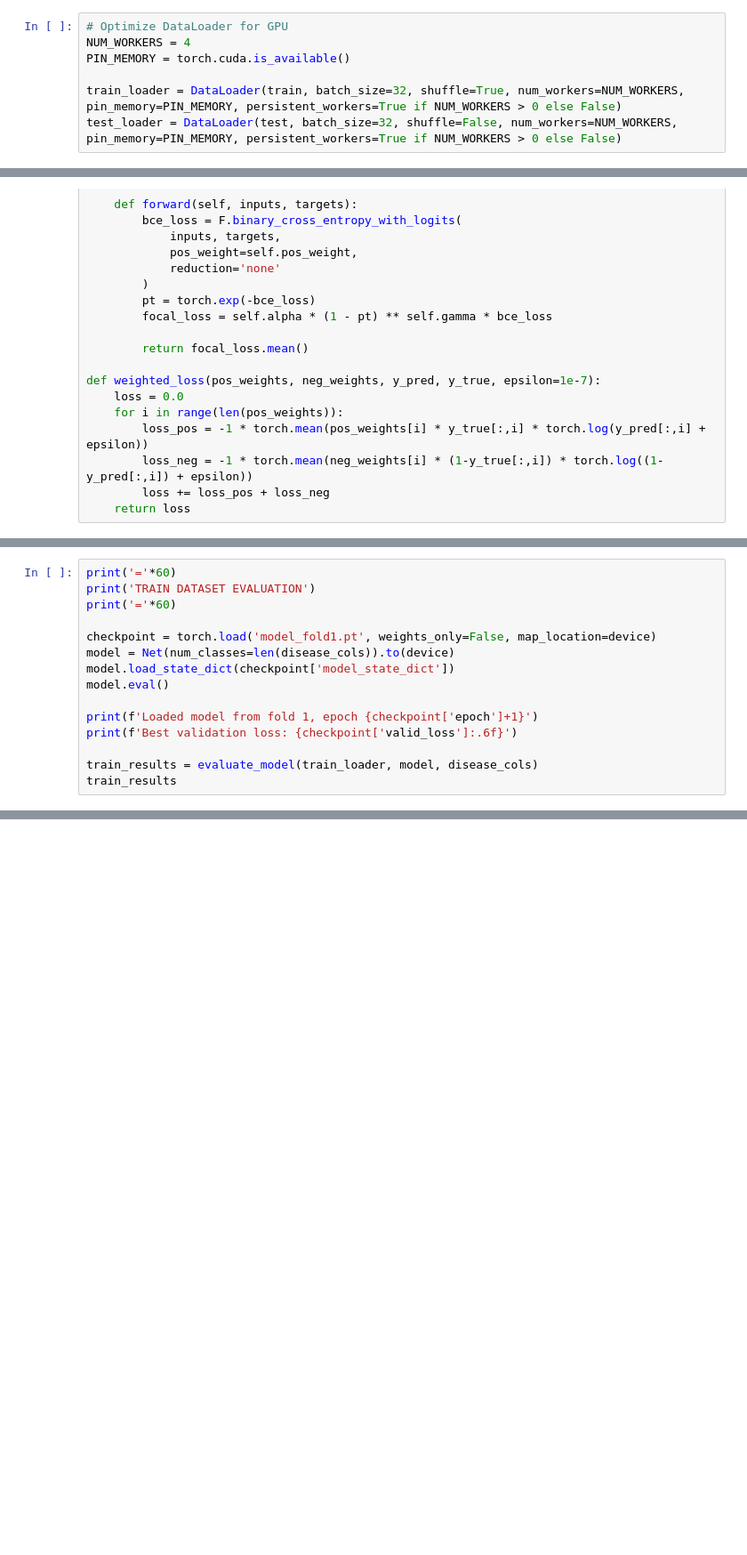
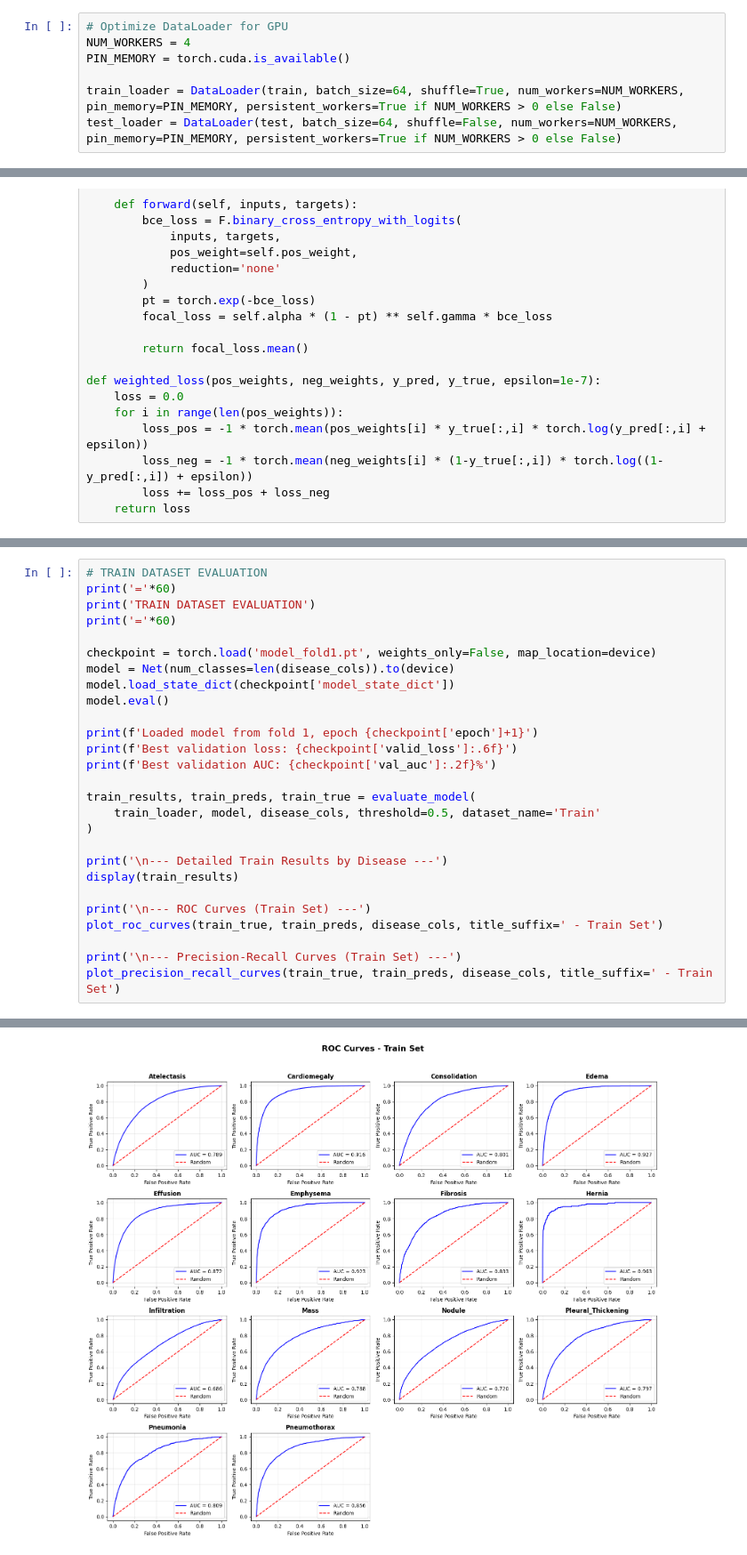
Before and after one commit to ntalalala/Chest-X-ray-Multi-Label-Classification, a Jupyter notebook: nih-chest-xray-DenseNet-v0.ipynb, the cells around one changed output, grey strips where cells are left out. Shown at 89% size. Cells and saved outputs as stored; diff of their text form; blank space fills up the shorter version.

```diff
--- a/nih-chest-xray-DenseNet-v0.ipynb
+++ b/nih-chest-xray-DenseNet-v0.ipynb
@@ -243,8 +299,8 @@ plt.title(', '.join([disease_cols[i] for i in class_labels]))
 NUM_WORKERS = 4
 PIN_MEMORY = torch.cuda.is_available()
 
-train_loader = DataLoader(train, batch_size=32, shuffle=True, num_workers=NUM_WORKERS, pin_memory=PIN_MEMORY, persistent_workers=True if NUM_WORKERS > 0 else False)
-test_loader = DataLoader(test, batch_size=32, shuffle=False, num_workers=NUM_WORKERS, pin_memory=PIN_MEMORY, persistent_workers=True if NUM_WORKERS > 0 else False)
+train_loader = DataLoader(train, batch_size=64, shuffle=True, num_workers=NUM_WORKERS, pin_memory=PIN_MEMORY, persistent_workers=True if NUM_WORKERS > 0 else False)
+test_loader = DataLoader(test, batch_size=64, shuffle=False, num_workers=NUM_WORKERS, pin_memory=PIN_MEMORY, persistent_workers=True if NUM_WORKERS > 0 else False)
 # %% [markdown]
 ### Model
 # %%
@@ -567,6 +791,7 @@ def get_acc_data(class_names, acc_list):
     df = pd.DataFrame(list(zip(class_names, acc_list)), columns=['Labels', 'Acc'])
     return df
 # %%
+# TRAIN DATASET EVALUATION
 print('='*60)
 print('TRAIN DATASET EVALUATION')
 print('='*60)
@@ -578,6 +803,18 @@ model.eval()
 
 print(f'Loaded model from fold 1, epoch {checkpoint['epoch']+1}')
 print(f'Best validation loss: {checkpoint['valid_loss']:.6f}')
+print(f'Best validation AUC: {checkpoint['val_auc']:.2f}%')
 
-train_results = evaluate_model(train_loader, model, disease_cols)
-train_results
+train_results, train_preds, train_true = evaluate_model(
+    train_loader, model, disease_cols, threshold=0.5, dataset_name='Train'
+)
+
+print('\n--- Detailed Train Results by Disease ---')
+display(train_results)
+
+print('\n--- ROC Curves (Train Set) ---')
+plot_roc_curves(train_true, train_preds, disease_cols, title_suffix=' - Train Set')
+
+print('\n--- Precision-Recall Curves (Train Set) ---')
+plot_precision_recall_curves(train_true, train_preds, disease_cols, title_suffix=' - Train Set')
+# %% [output]
@@ -583,0 +855 @@ train_results
+[figure, added]
```
Also changed, not shown: parts of 14 cells of this notebook.
